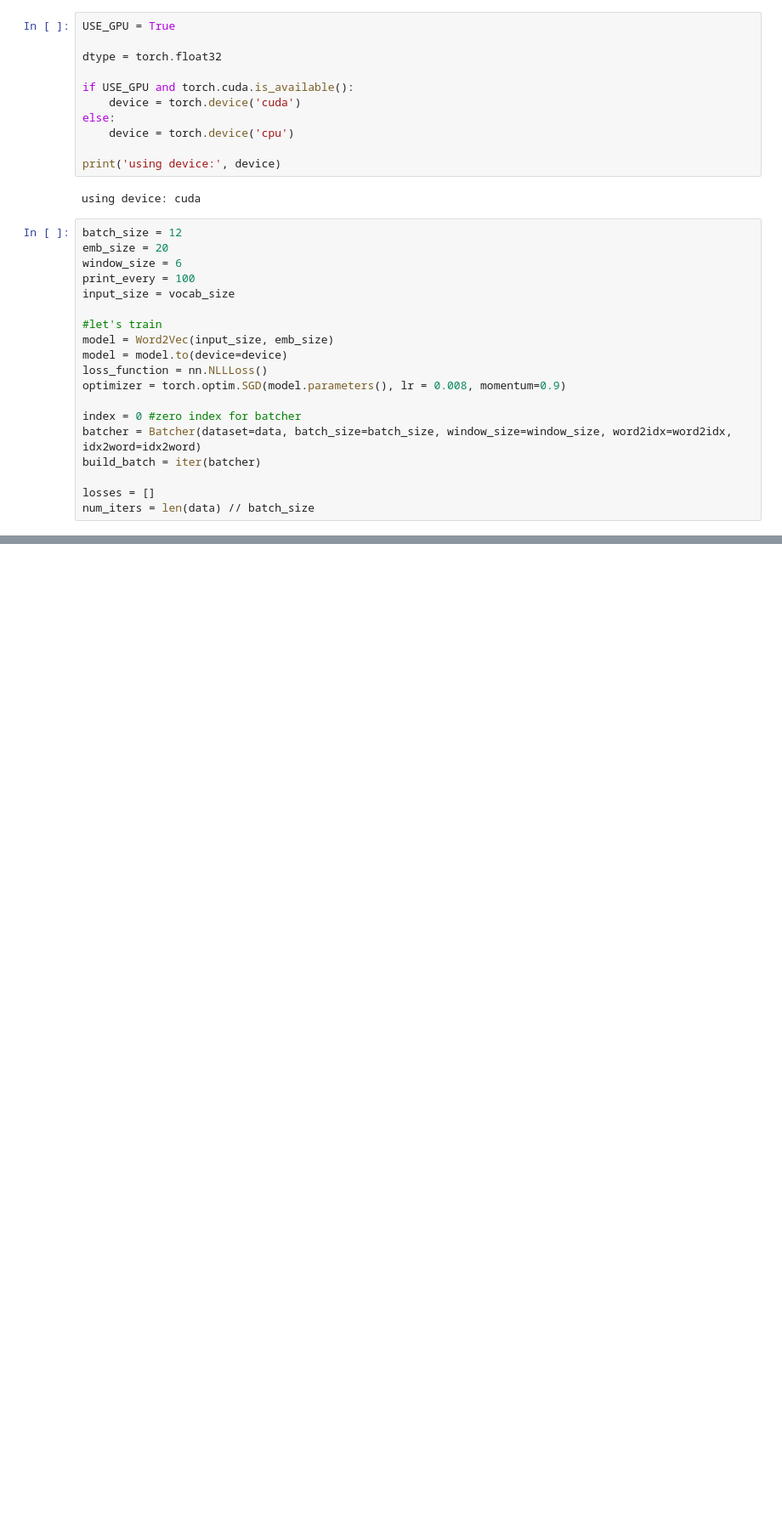
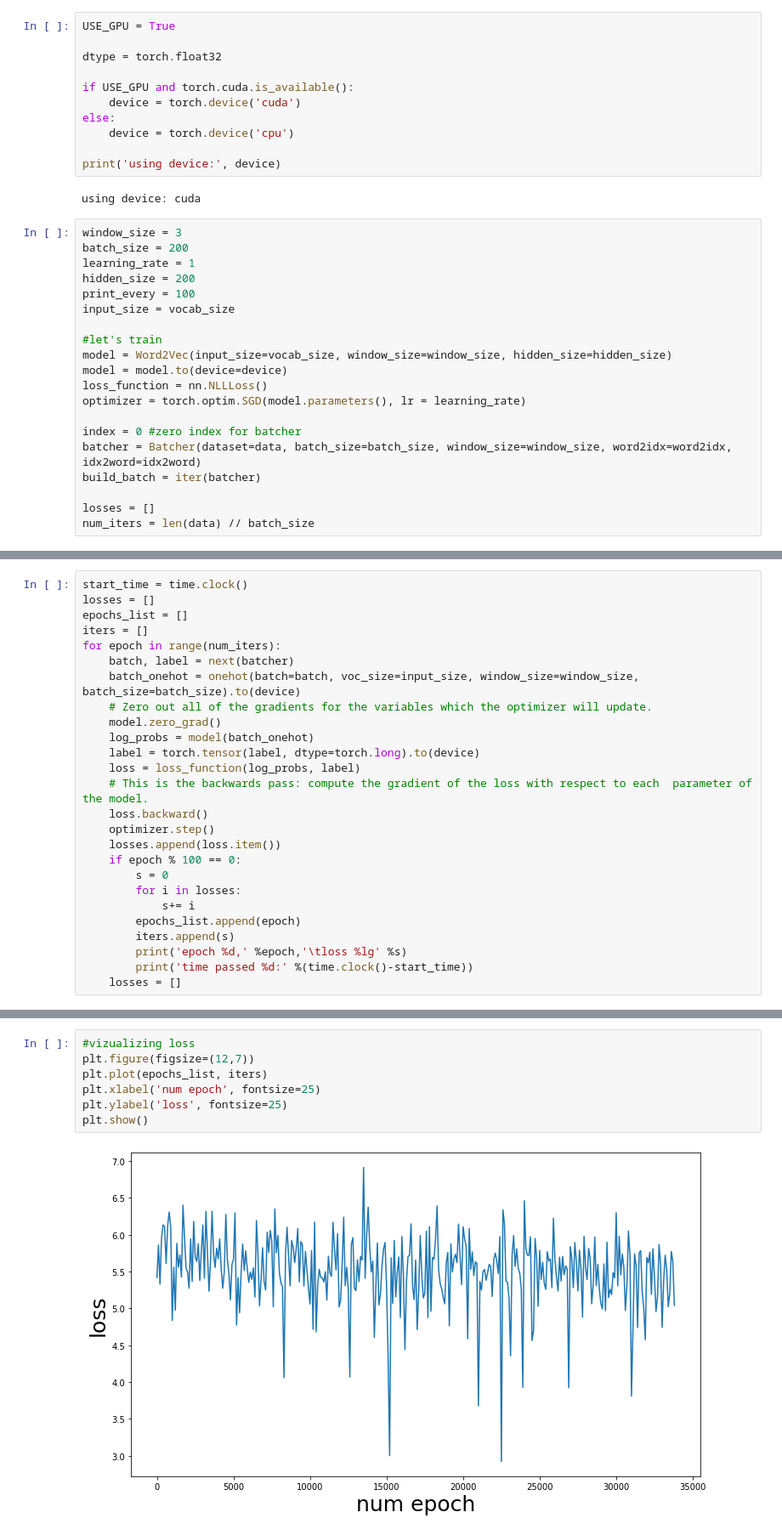
Before and after one commit to etomoscow/DL-in-NLP, a Jupyter notebook: hw2/task3_word2vec.ipynb, the cells around one changed output, grey strips where cells are left out. Shown: that part at 85% size. Saved outputs shown, nothing was run; the diff lists cells and outputs as text; blank space fills up the shorter version.

```diff
--- a/hw2/task3_word2vec.ipynb
+++ b/hw2/task3_word2vec.ipynb
@@ -172,17 +175,18 @@ print('using device:', device)
 # %% [output]
 using device: cuda
 # %%
-batch_size = 12
-emb_size = 20
-window_size = 6
+window_size = 3
+batch_size = 200
+learning_rate = 1
+hidden_size = 200
 print_every = 100
 input_size = vocab_size
 
 #let's train
-model = Word2Vec(input_size, emb_size)
+model = Word2Vec(input_size=vocab_size, window_size=window_size, hidden_size=hidden_size)
 model = model.to(device=device)
 loss_function = nn.NLLLoss()
-optimizer = torch.optim.SGD(model.parameters(), lr = 0.008, momentum=0.9)
+optimizer = torch.optim.SGD(model.parameters(), lr = learning_rate)
 
 index = 0 #zero index for batcher
 batcher = Batcher(dataset=data, batch_size=batch_size, window_size=window_size, word2idx=word2idx, idx2word=idx2word)
@@ -215,0 +197,26 @@ RuntimeError: ignored
+# %%
+start_time = time.clock()
+losses = []
+epochs_list = []
+iters = []
+for epoch in range(num_iters):
+    batch, label = next(batcher)
+    batch_onehot = onehot(batch=batch, voc_size=input_size, window_size=window_size, batch_size=batch_size).to(device)
+    # Zero out all of the gradients for the variables which the optimizer will update.
+    model.zero_grad()
+    log_probs = model(batch_onehot)
+    label = torch.tensor(label, dtype=torch.long).to(device)
+    loss = loss_function(log_probs, label)
+    # This is the backwards pass: compute the gradient of the loss with respect to each  parameter of the model.
+    loss.backward()
+    optimizer.step()
+    losses.append(loss.item())
+    if epoch % 100 == 0:
+        s = 0
+        for i in losses:
+            s+= i
+        epochs_list.append(epoch)
+        iters.append(s)
+        print('epoch %d,' %epoch,'\tloss %lg' %s)
+        print('time passed %d:' %(time.clock()-start_time))
+    losses = []
@@ -215,0 +244,9 @@ RuntimeError: ignored
+# %%
+#vizualizing loss
+plt.figure(figsize=(12,7))
+plt.plot(epochs_list, iters)
+plt.xlabel('num epoch', fontsize=25)
+plt.ylabel('loss', fontsize=25)
+plt.show()
+# %% [output]
+[figure, added]
```
Also changed, not shown: parts of 14 cells of this notebook.
